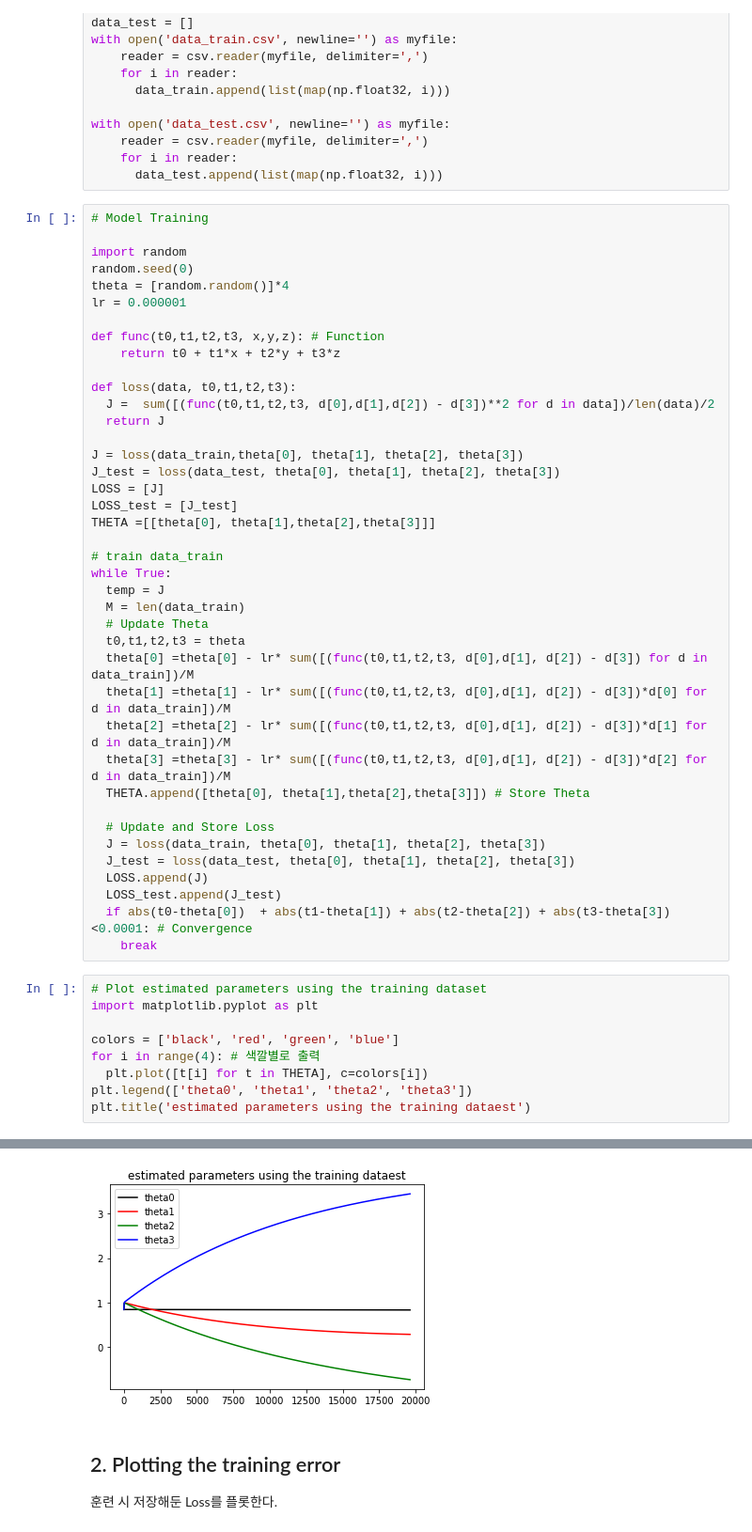
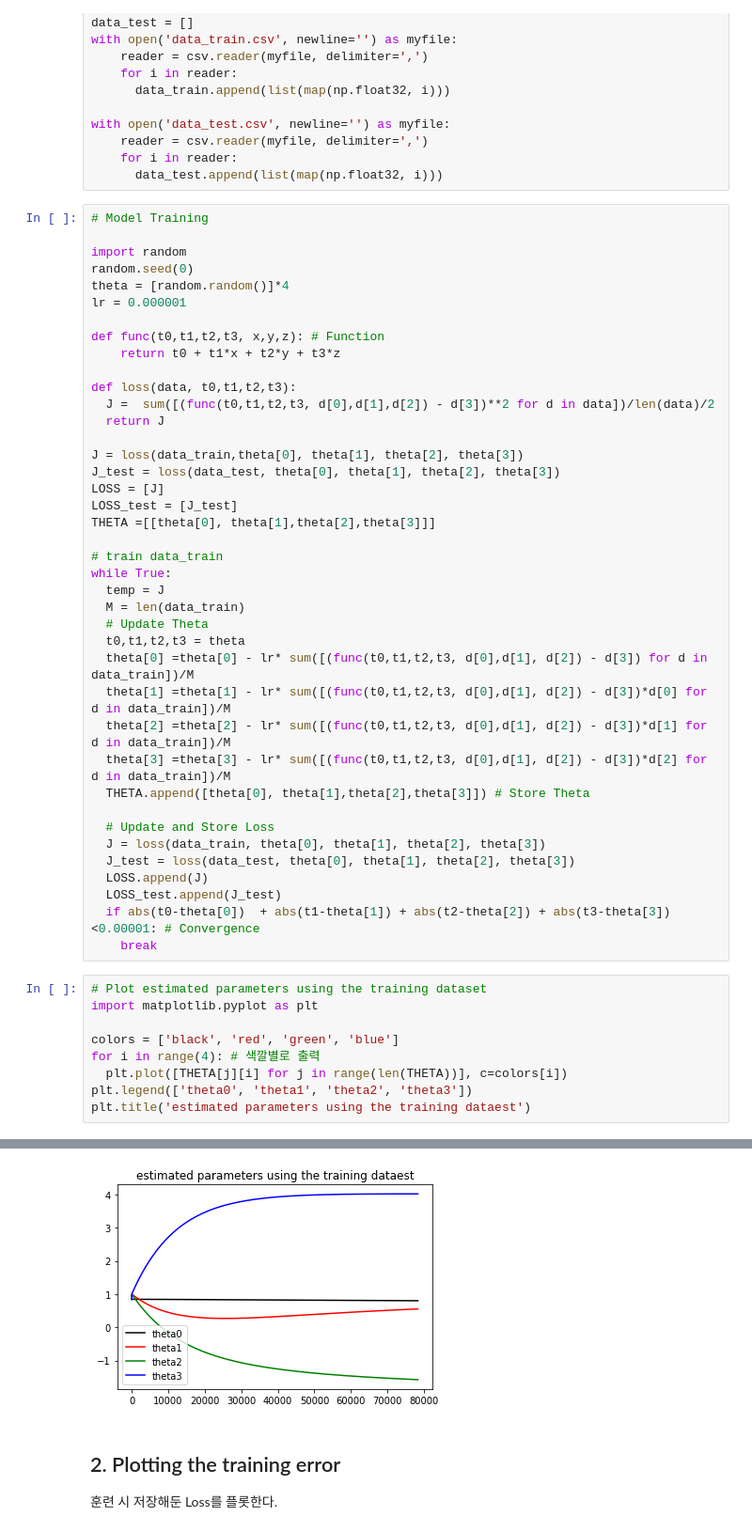
Before and after one commit to fxnnxc/class-MachineLearning, a Jupyter notebook: Assignment04.ipynb, the cells around one changed output, grey strips where cells are left out. Shown at 94% size. Drawn from its saved outputs; the diff is of its cells as text.

```diff
--- a/Assignment04.ipynb
+++ b/Assignment04.ipynb
@@ -65,20 +65,20 @@ while True:
   J_test = loss(data_test, theta[0], theta[1], theta[2], theta[3])
   LOSS.append(J)
   LOSS_test.append(J_test)
-  if abs(t0-theta[0])  + abs(t1-theta[1]) + abs(t2-theta[2]) + abs(t3-theta[3])  <0.0001: # Convergence
+  if abs(t0-theta[0])  + abs(t1-theta[1]) + abs(t2-theta[2]) + abs(t3-theta[3])  <0.00001: # Convergence
     break
 # %%
 # Plot estimated parameters using the training dataset
 import matplotlib.pyplot as plt
 
 colors = ['black', 'red', 'green', 'blue']
 for i in range(4): # 색깔별로 출력
-  plt.plot([t[i] for t in THETA], c=colors[i])
+  plt.plot([THETA[j][i] for j in range(len(THETA))], c=colors[i])
 plt.legend(['theta0', 'theta1', 'theta2', 'theta3'])
 plt.title('estimated parameters using the training dataest')
 # %% [output]
 Text(0.5, 1.0, 'estimated parameters using the training dataest')
-[figure, old version]
+[figure, new version]
 # %% [markdown]
 ## 2. Plotting the training error
 
```
Also changed, not shown: parts of 2 cells of this notebook.
